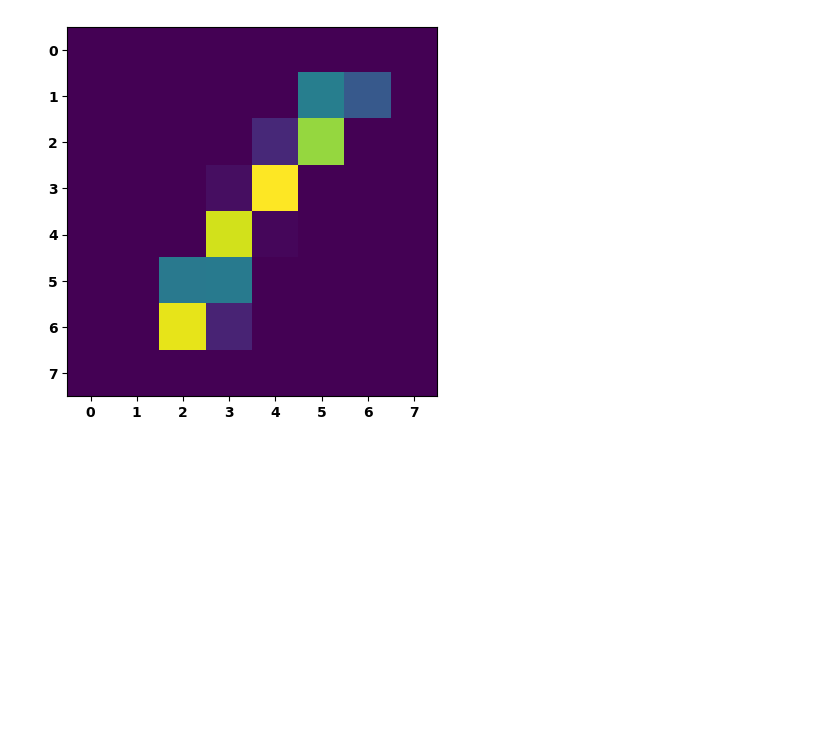
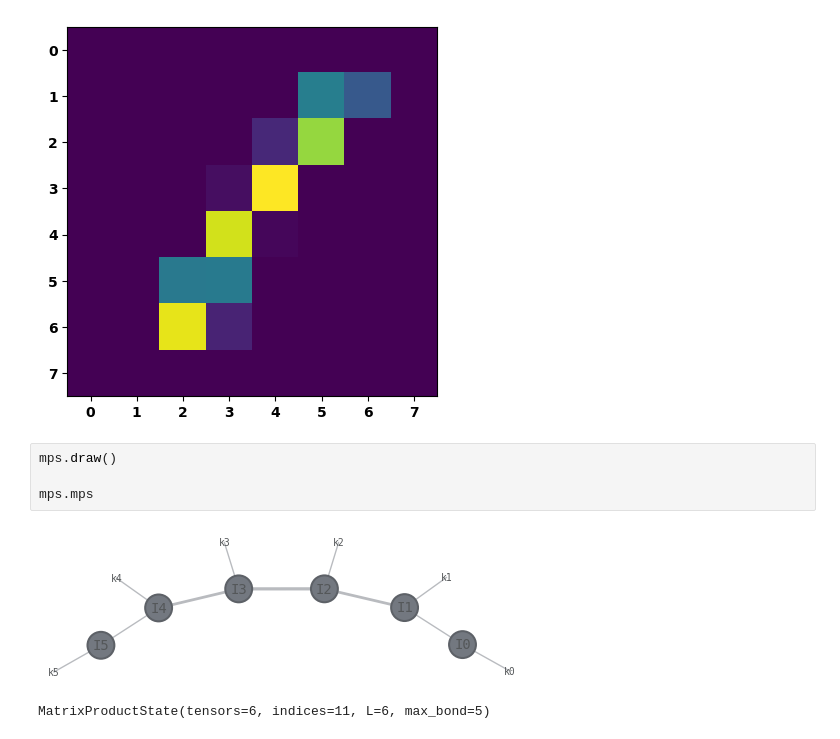
Before and after one commit to Qualition/qmprs, a Jupyter notebook: notebooks/Creating and Manipulating MPS.ipynb, the cells around one changed output. Drawn from its saved outputs; the diff is of its cells as text; blank space fills up the shorter version.

```diff
--- a/notebooks/Creating and Manipulating MPS.ipynb
+++ b/notebooks/Creating and Manipulating MPS.ipynb
@@ -67,3 +67,10 @@ plt.imshow(state.data.reshape(8, 8))
 # %% [output]
 <matplotlib.image.AxesImage at 0x...>
 [figure]
+# %%
+mps.draw()
+
+mps.mps
+# %% [output]
+[figure, added]
+MatrixProductState(tensors=6, indices=11, L=6, max_bond=5)
```
Also changed, not shown: parts of 4 cells of this notebook, 1 other file.
